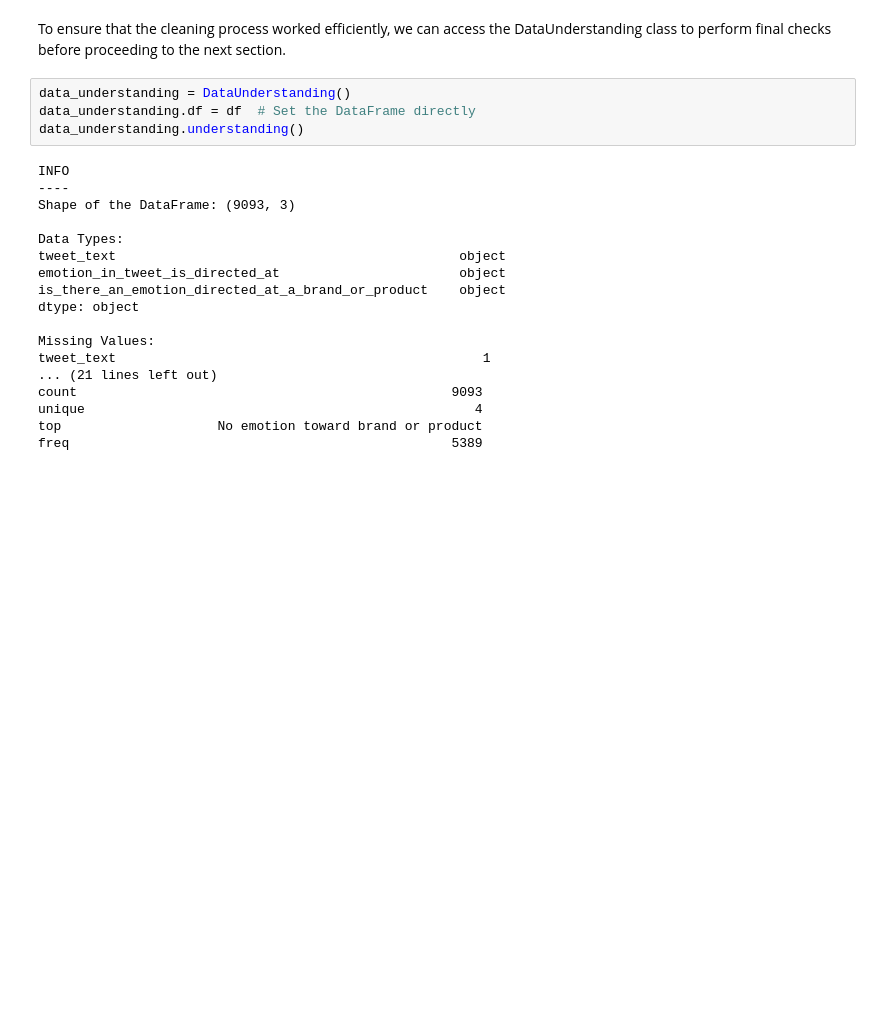
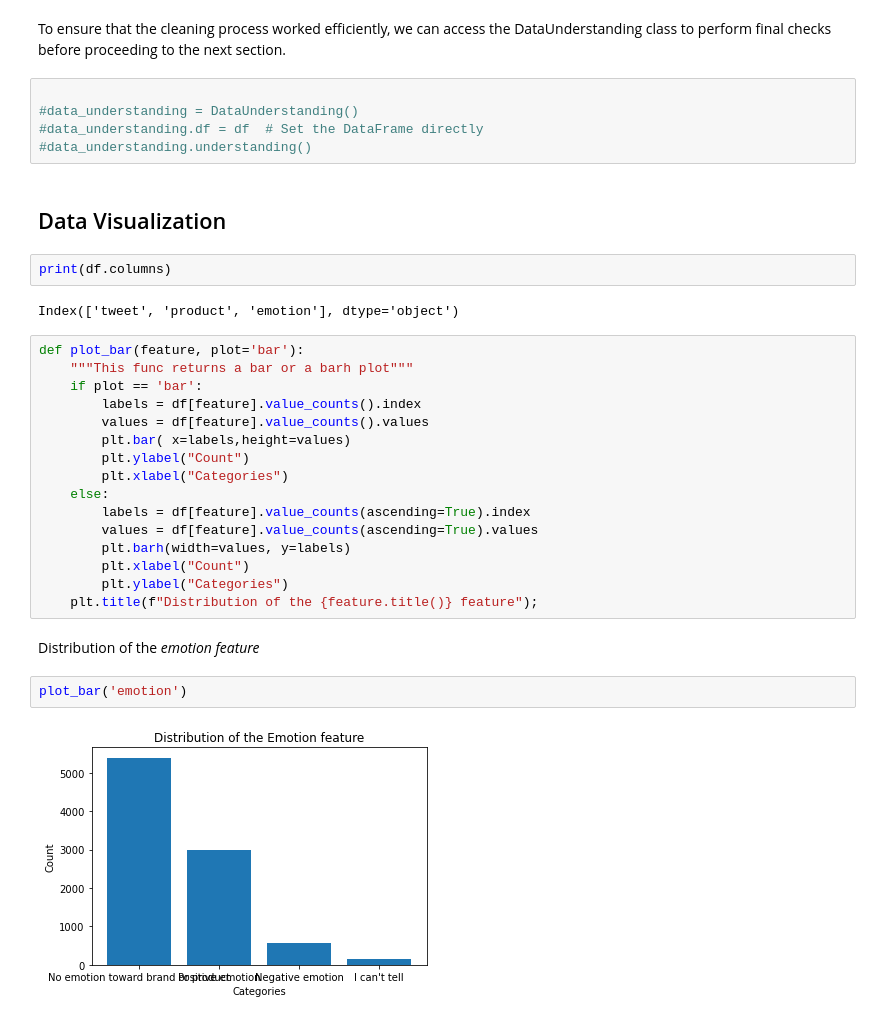
Before and after one commit to George-Chira/twitter-sentiment-analysis, a Jupyter notebook: notebooks/George.ipynb, the cells around one changed output. Saved outputs shown, nothing was run; the diff lists cells and outputs as text; blank space fills up the shorter version.

Commit message:
Data visualization

```diff
--- a/notebooks/George.ipynb
+++ b/notebooks/George.ipynb
@@ -405,24 +405,35 @@ df
 # %% [markdown]
 To ensure that the cleaning process worked efficiently, we can access the DataUnderstanding class to perform final checks before proceeding to the next section.
 # %%
-data_understanding = DataUnderstanding()
-data_understanding.df = df  # Set the DataFrame directly
-data_understanding.understanding()
+
+#data_understanding = DataUnderstanding()
+#data_understanding.df = df  # Set the DataFrame directly
+#data_understanding.understanding()
-# %% [output]
-INFO
-----
-Shape of the DataFrame: (9093, 3)
-
-Data Types:
-tweet_text                                            object
-emotion_in_tweet_is_directed_at                       object
-is_there_an_emotion_directed_at_a_brand_or_product    object
-dtype: object
-
-Missing Values:
-tweet_text                                               1
-... (21 lines left out)
-count                                                9093
-unique                                                  4
-top                    No emotion toward brand or product
-freq                                                 5389
+# %% [markdown]
+## Data Visualization
+# %%
+print(df.columns)
+# %% [output]
+Index(['tweet', 'product', 'emotion'], dtype='object')
+# %%
+def plot_bar(feature, plot='bar'):
+    """This func returns a bar or a barh plot"""
+    if plot == 'bar':
+        labels = df[feature].value_counts().index
+        values = df[feature].value_counts().values
+        plt.bar( x=labels,height=values)
+        plt.ylabel("Count")
+        plt.xlabel("Categories")
+    else:
+        labels = df[feature].value_counts(ascending=True).index
+        values = df[feature].value_counts(ascending=True).values
+        plt.barh(width=values, y=labels)
+        plt.xlabel("Count")
+        plt.ylabel("Categories")
+    plt.title(f"Distribution of the {feature.title()} feature");
+# %% [markdown]
+Distribution of the *emotion feature*
+# %%
+plot_bar('emotion')
+# %% [output]
+[figure, added]
```
Also changed, not shown: parts of 5 cells of this notebook.
